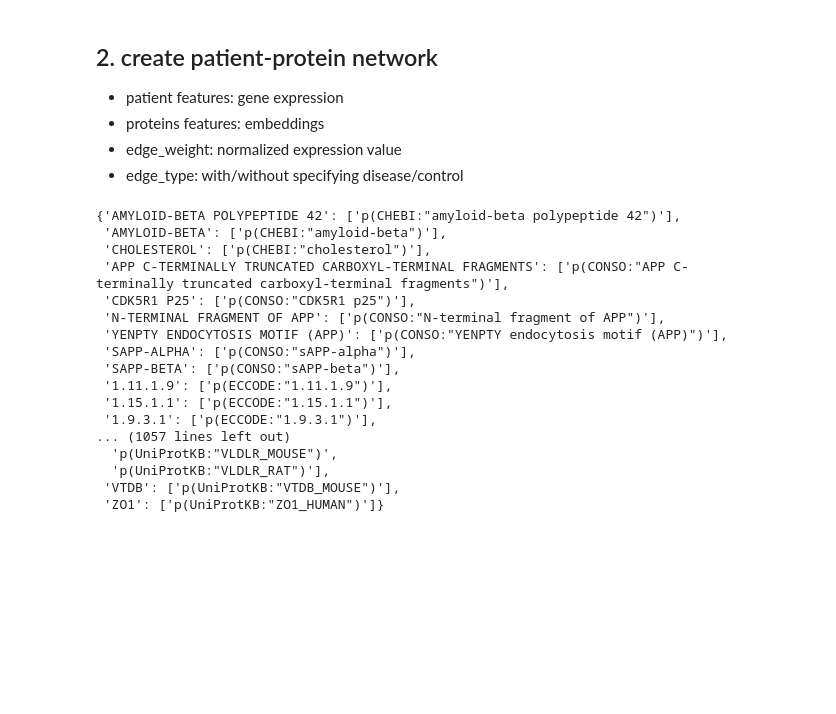
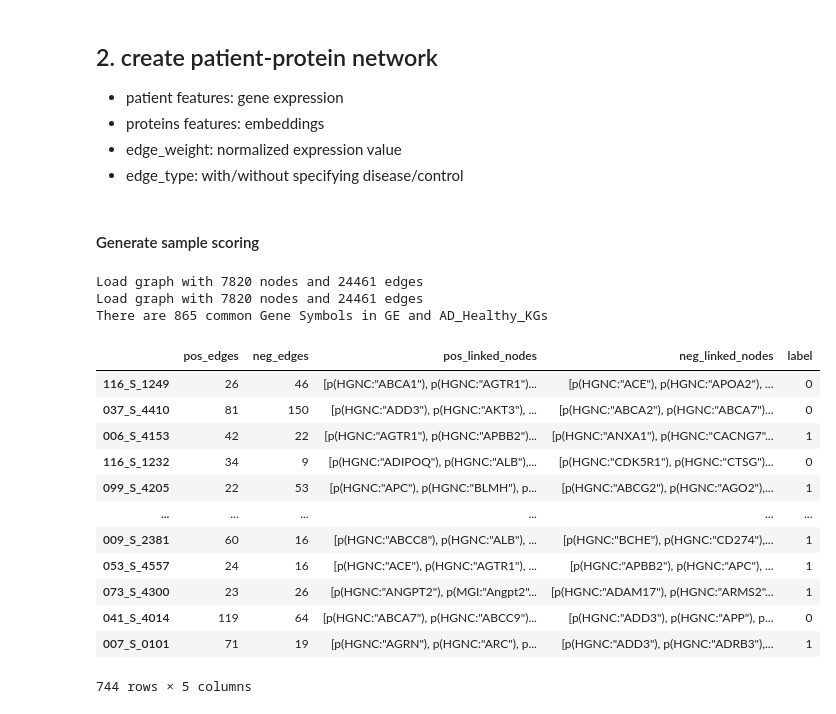
Before and after one commit to Xiaoxuan-Yu-ty/HybridKG, a Jupyter notebook: EdgeAssignmentTask/neighborhood_selection/test.ipynb, the cells around one changed output. Cells and saved outputs as stored; diff of their text form; code cells hidden in the pictures; blank space fills up the shorter version.

```diff
--- a/EdgeAssignmentTask/neighborhood_selection/test.ipynb
+++ b/EdgeAssignmentTask/neighborhood_selection/test.ipynb
@@ -236,21 +59,2 @@ def get_symbol_mapping(nodes:list):
-# %%
-symbol_node_map = get_symbol_mapping(list(embeddings.index))
-symbol_node_map
-# %% [output]
-{'AMYLOID-BETA POLYPEPTIDE 42': ['p(CHEBI:"amyloid-beta polypeptide 42")'],
- 'AMYLOID-BETA': ['p(CHEBI:"amyloid-beta")'],
- 'CHOLESTEROL': ['p(CHEBI:"cholesterol")'],
- 'APP C-TERMINALLY TRUNCATED CARBOXYL-TERMINAL FRAGMENTS': ['p(CONSO:"APP C-terminally truncated carboxyl-terminal fragments")'],
- 'CDK5R1 P25': ['p(CONSO:"CDK5R1 p25")'],
- 'N-TERMINAL FRAGMENT OF APP': ['p(CONSO:"N-terminal fragment of APP")'],
- 'YENPTY ENDOCYTOSIS MOTIF (APP)': ['p(CONSO:"YENPTY endocytosis motif (APP)")'],
- 'SAPP-ALPHA': ['p(CONSO:"sAPP-alpha")'],
- 'SAPP-BETA': ['p(CONSO:"sAPP-beta")'],
- '1.11.1.9': ['p(ECCODE:"1.11.1.9")'],
- '1.15.1.1': ['p(ECCODE:"1.15.1.1")'],
- '1.9.3.1': ['p(ECCODE:"1.9.3.1")'],
-... (1057 lines left out)
-  'p(UniProtKB:"VLDLR_MOUSE")',
-  'p(UniProtKB:"VLDLR_RAT")'],
- 'VTDB': ['p(UniProtKB:"VTDB_MOUSE")'],
- 'ZO1': ['p(UniProtKB:"ZO1_HUMAN")']}
+# %% [markdown]
+#### Generate sample scoring
@@ -256,0 +237,48 @@ symbol_node_map
+# %%
+# 2. load exp, design data
+exp_df = pd.read_csv("../../data/ADNI/cleaned_gene_expression_data.csv",
+                                index_col=0)
+design = pd.read_csv("../../data/ADNI/design_with_real_target.tsv",
+                     sep='\t',
+                     index_col=0)
+design['Target'] = design['Old_Target'].map({'Control':0, 'Disease':1})
+
+# 3. sample scoring
+data, summary = do_radical_search(data=exp_df,
+                                  design=design,
+                                  threshold=5,
+                                  control=0,
+                                  control_based=True)
+# %%
+# script
+
+# 1. prepare protein embeddings
+graph_path = "../../EdgeAssignmentTask/neighborhood_selection/results/pykeen_kge/AD_KG/G_merge_AD_KG_healthy.pkl"
+kg = load_graph(graph_path)
+embedding_path = "../../EdgeAssignmentTask/neighborhood_selection/results/pykeen_kge/AD_KG/embedding.csv"
+embeddings = get_protein_embeddings(graph_path, embeddings_path=embedding_path)
+
+
+# 4. generate network
+ppng = PatientProteinNetworkGenerator()
+G, summary_df = ppng.generate(KG=kg,data=data, embeddings=embeddings, exp=exp_df)
+# %% [output]
+Load graph with 7820 nodes and 24461 edges
+Load graph with 7820 nodes and 24461 edges
+There are 865 common Gene Symbols in GE and AD_Healthy_KGs
+# %%
+summary_df
+# %% [output]
+|  | pos_edges | neg_edges | pos_linked_nodes | neg_linked_nodes | label |
+| 116_S_1249 | 26 | 46 | [p(HGNC:"ABCA1"), p(HGNC:"AGTR1")... | [p(HGNC:"ACE"), p(HGNC:"APOA2"), ... | 0 |
+| 037_S_4410 | 81 | 150 | [p(HGNC:"ADD3"), p(HGNC:"AKT3"), ... | [p(HGNC:"ABCA2"), p(HGNC:"ABCA7")... | 0 |
+| 006_S_4153 | 42 | 22 | [p(HGNC:"AGTR1"), p(HGNC:"APBB2")... | [p(HGNC:"ANXA1"), p(HGNC:"CACNG7"... | 1 |
+| 116_S_1232 | 34 | 9 | [p(HGNC:"ADIPOQ"), p(HGNC:"ALB"),... | [p(HGNC:"CDK5R1"), p(HGNC:"CTSG")... | 0 |
+| 099_S_4205 | 22 | 53 | [p(HGNC:"APC"), p(HGNC:"BLMH"), p... | [p(HGNC:"ABCG2"), p(HGNC:"AGO2"),... | 1 |
+| ... | ... | ... | ... | ... | ... |
+| 009_S_2381 | 60 | 16 | [p(HGNC:"ABCC8"), p(HGNC:"ALB"), ... | [p(HGNC:"BCHE"), p(HGNC:"CD274"),... | 1 |
+| 053_S_4557 | 24 | 16 | [p(HGNC:"ACE"), p(HGNC:"AGTR1"), ... | [p(HGNC:"APBB2"), p(HGNC:"APC"), ... | 1 |
+| 073_S_4300 | 23 | 26 | [p(HGNC:"ANGPT2"), p(MGI:"Angpt2"... | [p(HGNC:"ADAM17"), p(HGNC:"ARMS2"... | 1 |
+| 041_S_4014 | 119 | 64 | [p(HGNC:"ABCA7"), p(HGNC:"ABCC9")... | [p(HGNC:"ADD3"), p(HGNC:"APP"), p... | 0 |
+| 007_S_0101 | 71 | 19 | [p(HGNC:"AGRN"), p(HGNC:"ARC"), p... | [p(HGNC:"ADD3"), p(HGNC:"ADRB3"),... | 1 |
+744 rows × 5 columns
```
Also changed, not shown: parts of 14 cells of this notebook, 3 other files.
